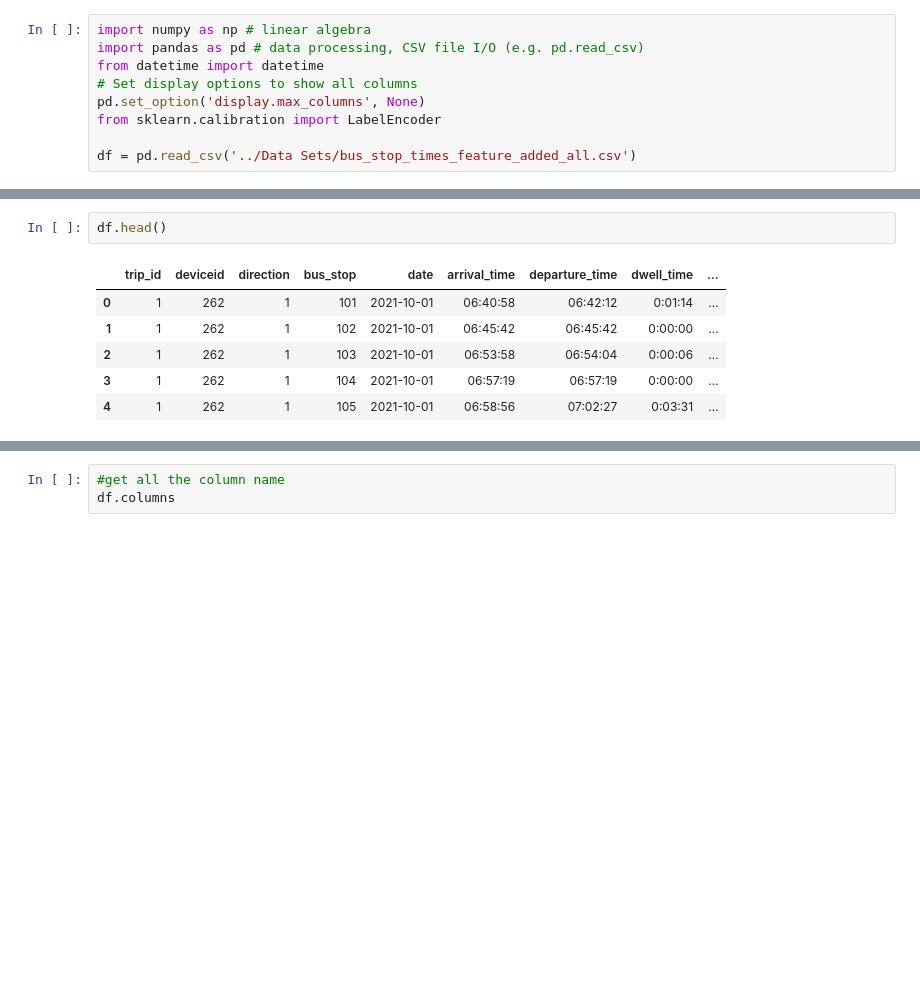
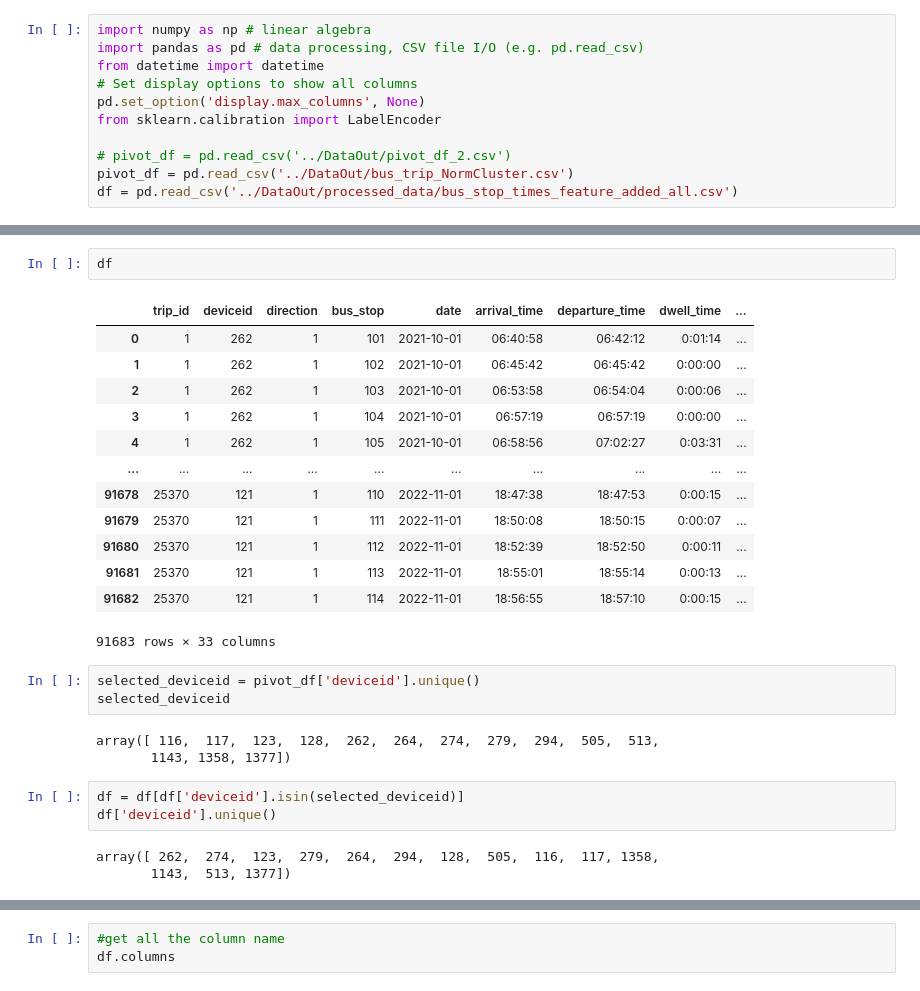
Before and after one commit to Ginushmal/DSE-Project-Bus-Arrival-time-Prediction-GRP29, a Jupyter notebook: Ginushmal/dweltime pred XGboost.ipynb, the cells around one changed output, grey strips where cells are left out. Saved outputs shown, nothing was run; the diff lists cells and outputs as text; blank space fills up the shorter version.

```diff
--- a/Ginushmal/dweltime pred XGboost.ipynb
+++ b/Ginushmal/dweltime pred XGboost.ipynb
@@ -6,4 +6,6 @@ from datetime import datetime
 pd.set_option('display.max_columns', None)
 from sklearn.calibration import LabelEncoder
 
-df = pd.read_csv('../Data Sets/bus_stop_times_feature_added_all.csv')
+# pivot_df = pd.read_csv('../DataOut/pivot_df_2.csv')
+pivot_df = pd.read_csv('../DataOut/bus_trip_NormCluster.csv')
+df = pd.read_csv('../DataOut/processed_data/bus_stop_times_feature_added_all.csv')
@@ -10,9 +34,28 @@ df = pd.read_csv('../Data Sets/bus_stop_times_feature_added_all.csv')
 # %%
-df.head()
+df
 # %% [output]
 |  | trip_id | deviceid | direction | bus_stop | date | arrival_time | departure_time | dwell_time | ... |
 | 0 | 1 | 262 | 1 | 101 | 2021-10-01 | 06:40:58 | 06:42:12 | 0:01:14 | ... |
 | 1 | 1 | 262 | 1 | 102 | 2021-10-01 | 06:45:42 | 06:45:42 | 0:00:00 | ... |
 | 2 | 1 | 262 | 1 | 103 | 2021-10-01 | 06:53:58 | 06:54:04 | 0:00:06 | ... |
 | 3 | 1 | 262 | 1 | 104 | 2021-10-01 | 06:57:19 | 06:57:19 | 0:00:00 | ... |
 | 4 | 1 | 262 | 1 | 105 | 2021-10-01 | 06:58:56 | 07:02:27 | 0:03:31 | ... |
+| ... | ... | ... | ... | ... | ... | ... | ... | ... | ... |
+| 91678 | 25370 | 121 | 1 | 110 | 2022-11-01 | 18:47:38 | 18:47:53 | 0:00:15 | ... |
+| 91679 | 25370 | 121 | 1 | 111 | 2022-11-01 | 18:50:08 | 18:50:15 | 0:00:07 | ... |
+| 91680 | 25370 | 121 | 1 | 112 | 2022-11-01 | 18:52:39 | 18:52:50 | 0:00:11 | ... |
+| 91681 | 25370 | 121 | 1 | 113 | 2022-11-01 | 18:55:01 | 18:55:14 | 0:00:13 | ... |
+| 91682 | 25370 | 121 | 1 | 114 | 2022-11-01 | 18:56:55 | 18:57:10 | 0:00:15 | ... |
+91683 rows × 33 columns
+# %%
+selected_deviceid = pivot_df['deviceid'].unique()
+selected_deviceid
+# %% [output]
+array([ 116,  117,  123,  128,  262,  264,  274,  279,  294,  505,  513,
+       1143, 1358, 1377])
+# %%
+df = df[df['deviceid'].isin(selected_deviceid)]
+df['deviceid'].unique()
+# %% [output]
+array([ 262,  274,  123,  279,  264,  294,  128,  505,  116,  117, 1358,
+       1143,  513, 1377])
```
Also changed, not shown: parts of 29 cells of this notebook, 14 other files.
